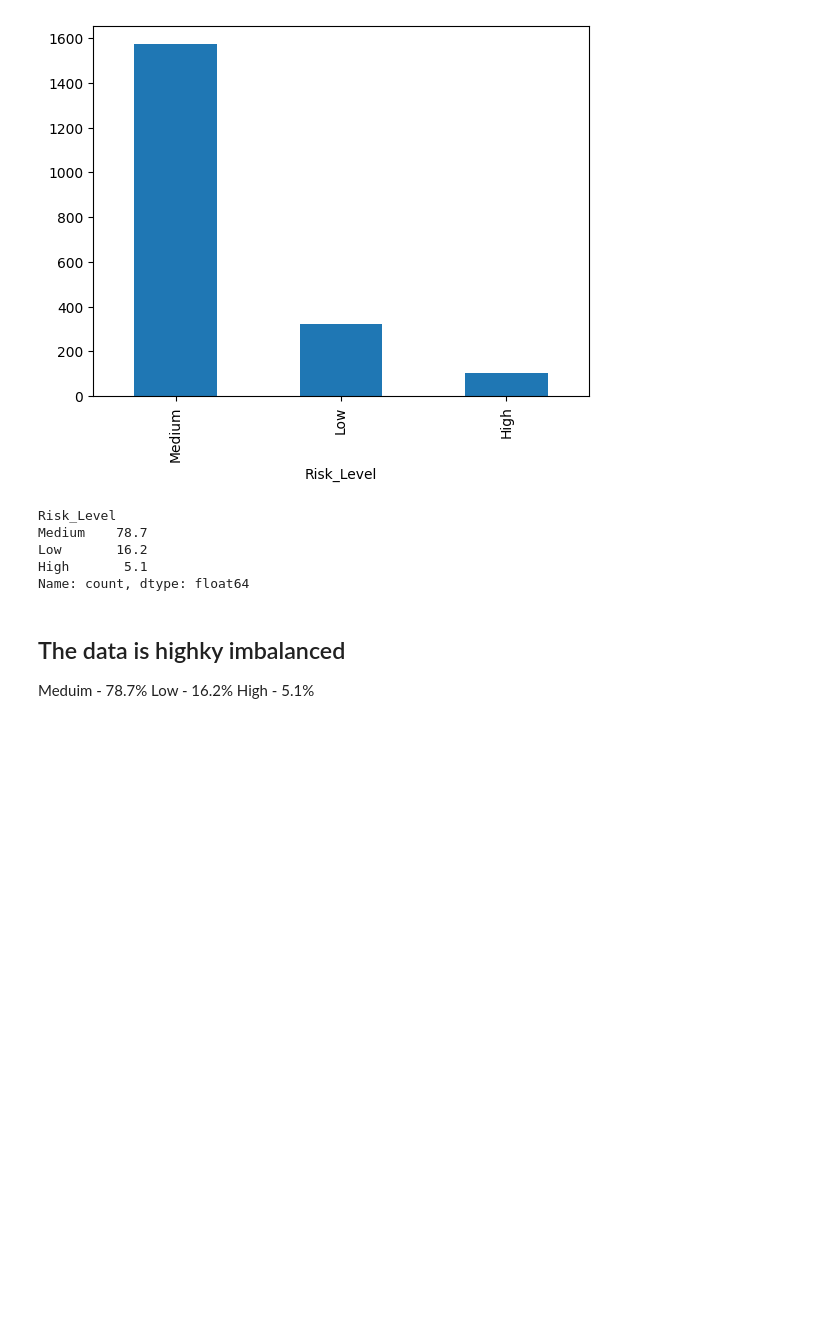
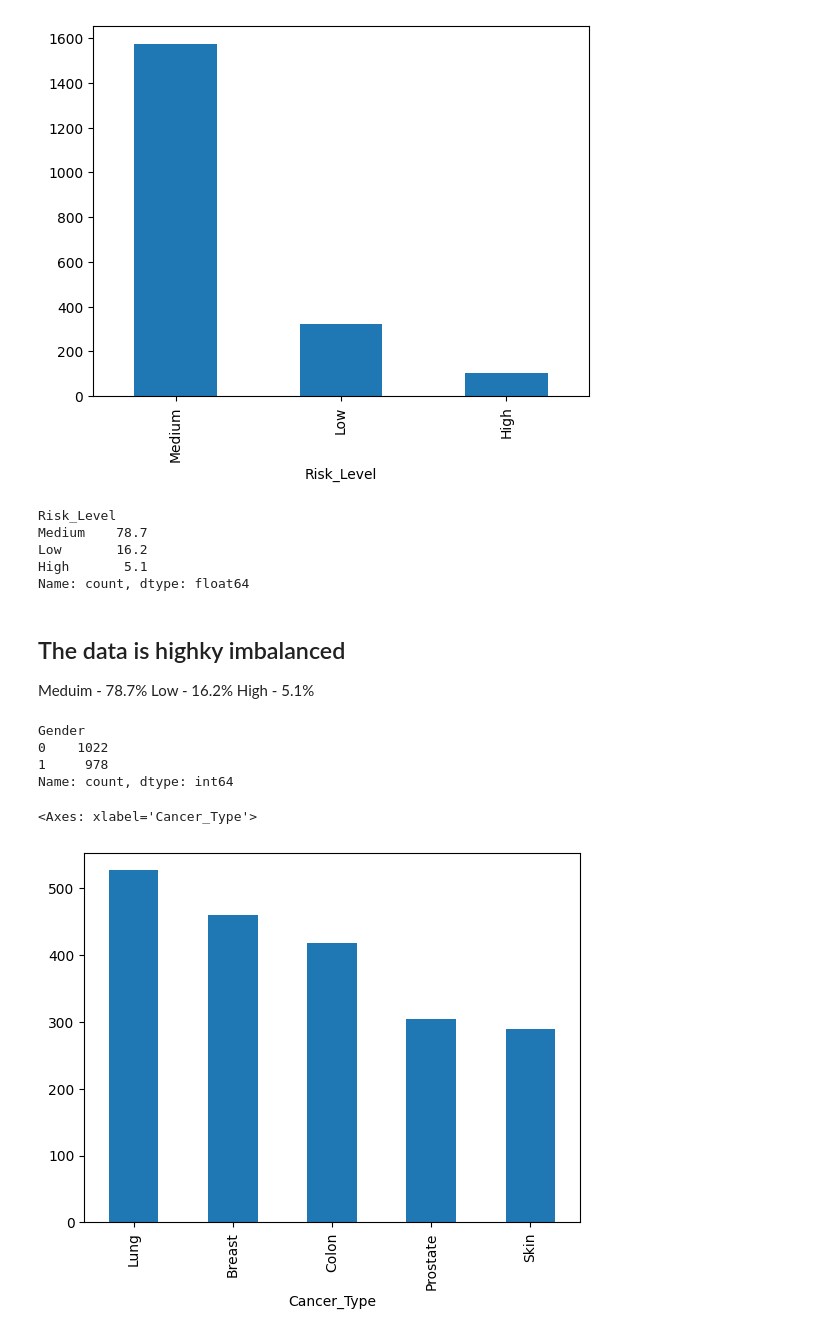
Before and after one commit to RichelCode/Cancer_Risk_Prediction, a Jupyter notebook: notebooks/01_eda.ipynb, the cells around one changed output. Saved outputs shown, nothing was run; the diff lists cells and outputs as text; code cells hidden in the pictures; blank space fills up the shorter version.

```diff
--- a/notebooks/01_eda.ipynb
+++ b/notebooks/01_eda.ipynb
@@ -89,3 +89,15 @@ Name: count, dtype: float64
 Meduim - 78.7%
 Low - 16.2%
 High - 5.1%
+# %%
+df.Gender.value_counts()
+# %% [output]
+Gender
+0    1022
+1     978
+Name: count, dtype: int64
+# %%
+df.Cancer_Type.value_counts().plot(kind='bar')
+# %% [output]
+<Axes: xlabel='Cancer_Type'>
+[figure, added]
```
Also changed, not shown: parts of 1 cell of this notebook.
